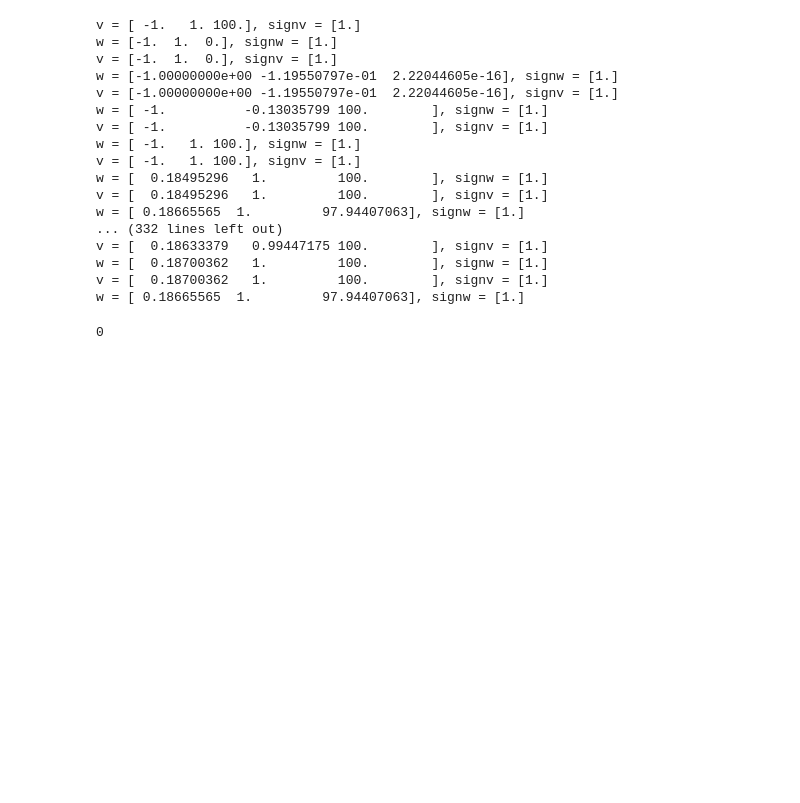
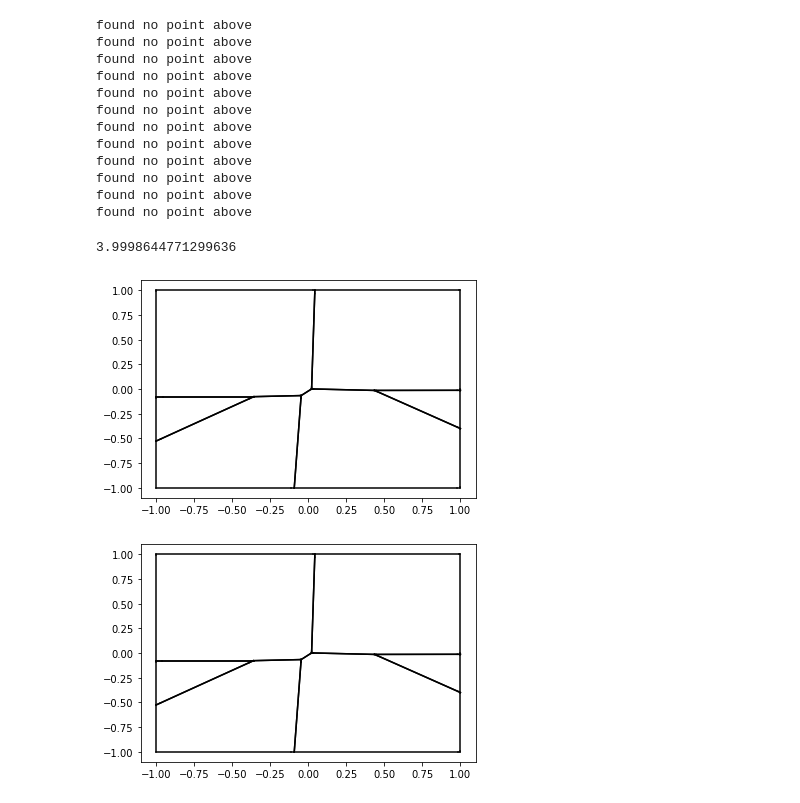
Before and after one commit to mrgt/ot-optics, a Jupyter notebook: ot-metasurfaces.ipynb, the cells around one changed output. Saved outputs shown, nothing was run; the diff lists cells and outputs as text; code cells hidden in the pictures; blank space fills up the shorter version.

```diff
--- a/ot-metasurfaces.ipynb
+++ b/ot-metasurfaces.ipynb
@@ -19,30 +19,30 @@ def make_power(X,w):
 # X=(x,y,z) is above the graph of (x,y) -> sqrt(|(x,y)-p|^2 + beta**2) + b_i
 # <=> z >= sqrt((x-px)^2 + (y-py)^2 + beta**2) + b_i
 # <=> (z-b_i)^2 >= (x-px)^2 + (y-py)^2 + beta**2 (AND z>=b_i...)
-# <=> <Q(X-R)|(X-R)> + beta**2 >= 0
+# <=> <Q(X-R)|(X-R)> - beta**2 >= 0
 # with Q = diag(-1,-1,1), R = (px,py,bi)
-# <=> <QX|X> + 2<QR|X> + <QR|R> + beta**2 >= 0
+# <=> <QX|X> + 2<QR|X> + <QR|R> - beta**2 >= 0
 
 def make_hyperboloid(p, b, beta):
     Q = np.diag([-1,-1,1])
     R = np.array([p[0],p[1],b])
     b = 2*Q@R,
-    c = np.dot(Q@R,R) + beta**2
+    c = np.dot(Q@R,R) - beta**2
     return Quadric(Q,b,c)
 
 
-def make_laguerre(Y, psi, beta, N=10):
+def make_laguerre(Y, psi, beta, N=20):
     assert(all(psi > 0))
     N = len(Y)
     X = np.zeros((N,3))
     X[:,0:2] = -Y
     X[:,2] = psi
-    w = 2*np.sum(Y**2,1)
+    w = 2*(Y[:,0]**2 + Y[:,1]**2)
 
     cells = make_power(X,w)
     curves = []
     for i in range(N):
-        quad = make_hyperboloid(Y[i], beta, psi[i])
+        quad = make_hyperboloid(Y[i], psi[i], beta)
         c = intersect_cell_with_quadric(X,cells[i],quad,20)
         curves.append(c)
     return curves
@@ -85,26 +85,32 @@ for z in Z:
 # %%
-N = 10
+N = 1000
 Y = 2*(np.random.rand(N,2)-.5)
-psi = 1*np.ones(N) + 0.001*np.random.rand(N)
+psi = 0*np.ones(N)  + 0.001*np.random.rand(N)
 beta = 1
 curves = make_laguerre(Y, psi, beta)
+
+plt.figure()
 plot_laguerre(curves)
+
+
+psi += 0.1
+beta = 1
+curves = make_laguerre(Y, psi, beta)
+plt.figure()
+plot_laguerre(curves)
 # %% [output]
-v = [ -1.   1. 100.], signv = [1.]
-w = [-1.  1.  0.], signw = [1.]
-v = [-1.  1.  0.], signv = [1.]
-w = [-1.00000000e+00 -1.19550797e-01  2.22044605e-16], signw = [1.]
-v = [-1.00000000e+00 -1.19550797e-01  2.22044605e-16], signv = [1.]
-w = [ -1.          -0.13035799 100.        ], signw = [1.]
-v = [ -1.          -0.13035799 100.        ], signv = [1.]
-w = [ -1.   1. 100.], signw = [1.]
-v = [ -1.   1. 100.], signv = [1.]
-w = [  0.18495296   1.         100.        ], signw = [1.]
-v = [  0.18495296   1.         100.        ], signv = [1.]
-w = [ 0.18665565  1.         97.94407063], signw = [1.]
-... (332 lines left out)
-v = [  0.18633379   0.99447175 100.        ], signv = [1.]
-w = [  0.18700362   1.         100.        ], signw = [1.]
-v = [  0.18700362   1.         100.        ], signv = [1.]
-w = [ 0.18665565  1.         97.94407063], signw = [1.]
+found no point above
+found no point above
+found no point above
+found no point above
+found no point above
+found no point above
+found no point above
+found no point above
+found no point above
+found no point above
+found no point above
+found no point above
-0
+3.9998644771299636
+[figure, added]
+[figure, added]
```
Also changed, not shown: parts of 3 cells of this notebook, 7 other files.
